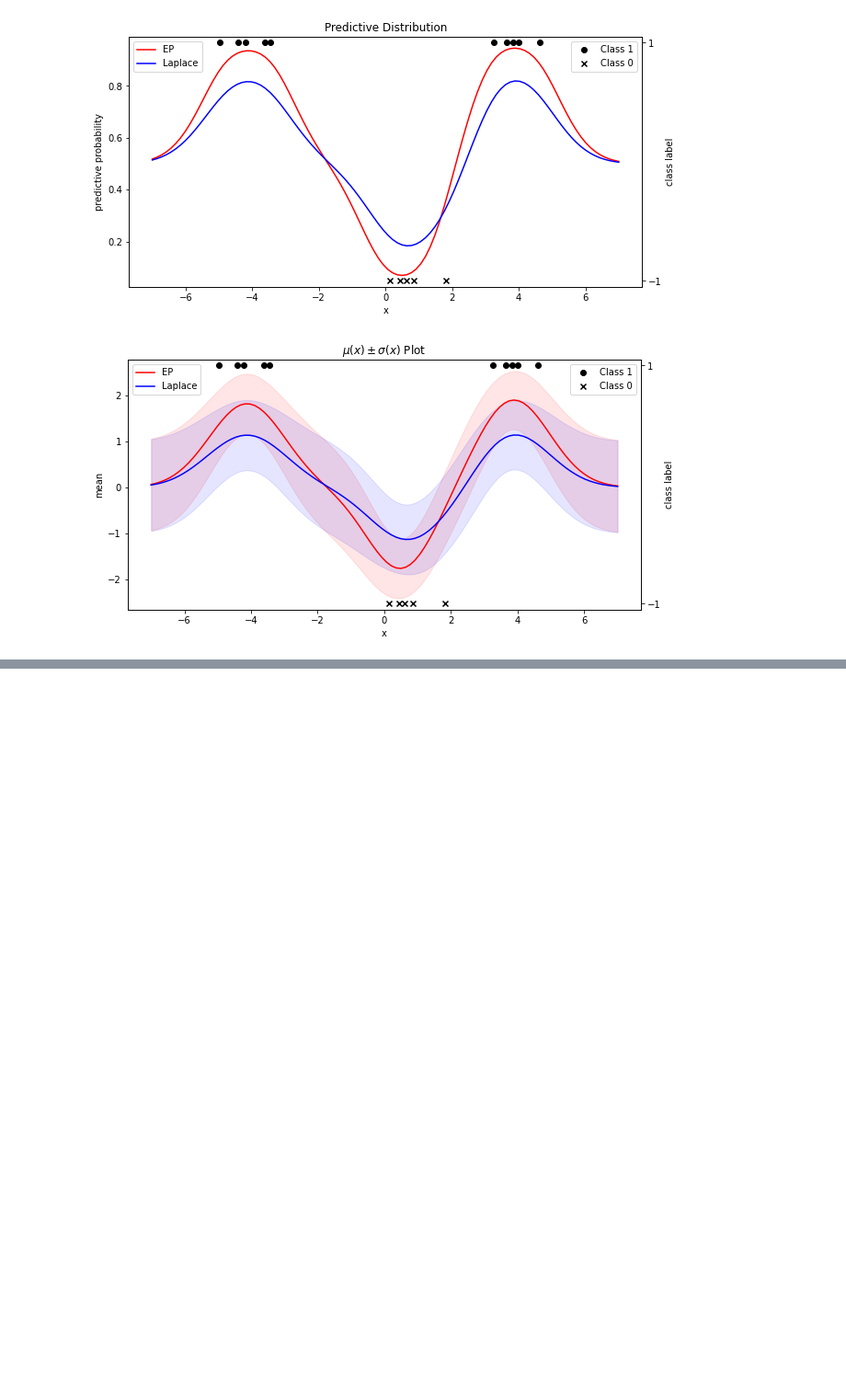
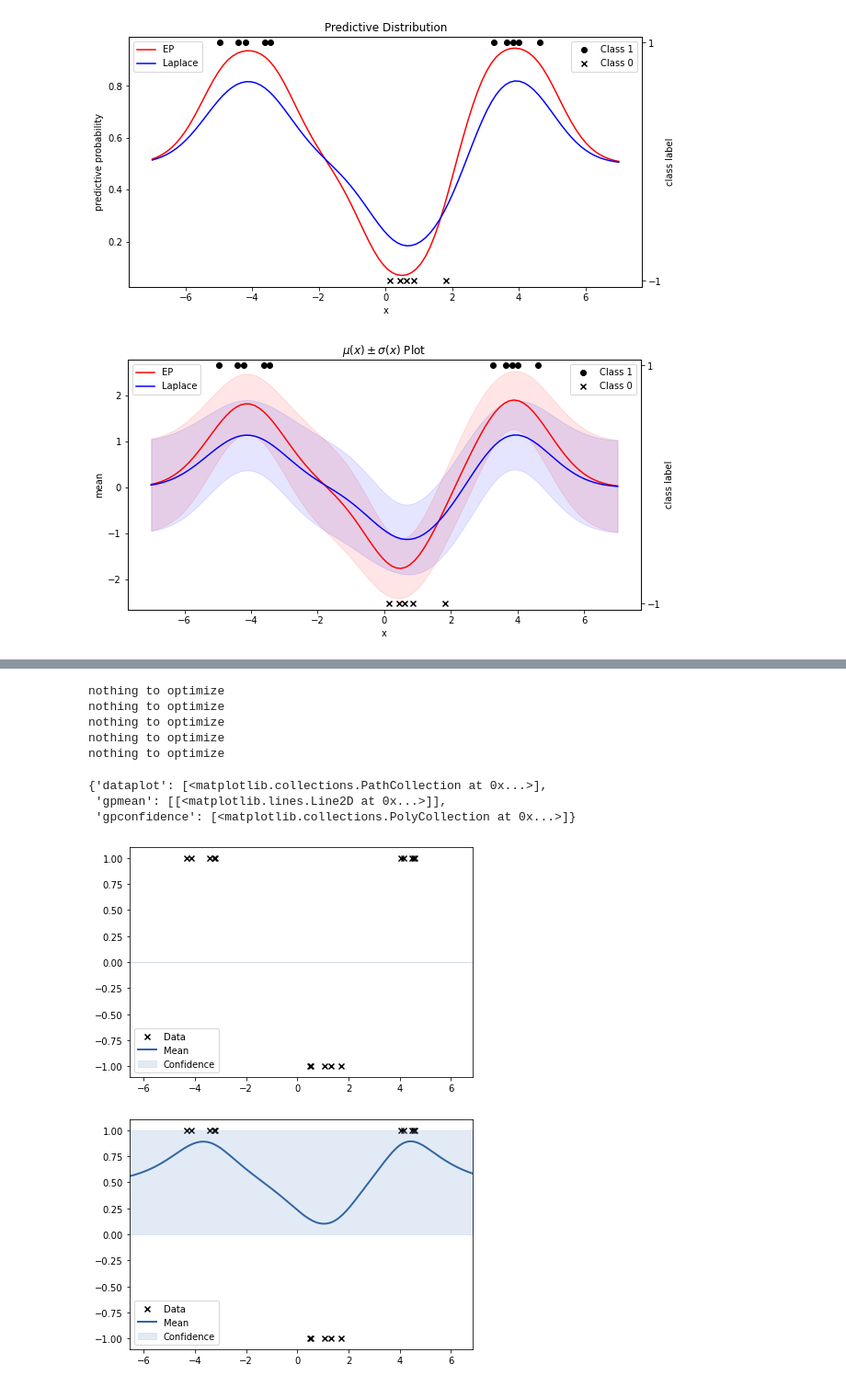
Before and after one commit to ddangchani/Supplements, a Jupyter notebook: Statistical Learning/GP binary_EP.ipynb, the cells around one changed output, grey strips where cells are left out. Shown: that part at 92% size. Cells and saved outputs as stored; diff of their text form; code cells hidden in the pictures; blank space fills up the shorter version.

```diff
--- a/Statistical Learning/GP binary_EP.ipynb
+++ b/Statistical Learning/GP binary_EP.ipynb
@@ -222,0 +243,29 @@ plt.savefig('plots/Mean_STD_EP_Laplace.png', facecolor='white', bbox_inches='tig
+# %%
+import GPy
+
+# Define the kernel function
+kernel = GPy.kern.RBF(input_dim=1, variance=1., lengthscale=0.3)
+
+ep = GPy.inference.latent_function_inference.expectation_propagation.EP()
+la = GPy.inference.latent_function_inference.Laplace()
+
+gpc_ep = GPy.models.GPClassification(X[:,None], y[:,None], kernel=kernel, inference_method=ep)
+gpc_la = GPy.models.GPClassification(X[:,None], y[:,None], kernel=kernel, inference_method=la)
+
+for i in range(5):
+    gpc_ep.optimize('bfgs', max_iters=100)
+# %% [output]
+nothing to optimize
+nothing to optimize
+nothing to optimize
+nothing to optimize
+nothing to optimize
+# %%
+gpc_ep.plot()
+gpc_la.plot()
+# %% [output]
+{'dataplot': [<matplotlib.collections.PathCollection at 0x...>],
+ 'gpmean': [[<matplotlib.lines.Line2D at 0x...>]],
+ 'gpconfidence': [<matplotlib.collections.PolyCollection at 0x...>]}
+[figure, added]
+[figure, added]
```
Also changed, not shown: parts of 3 cells of this notebook, 7 other files.
